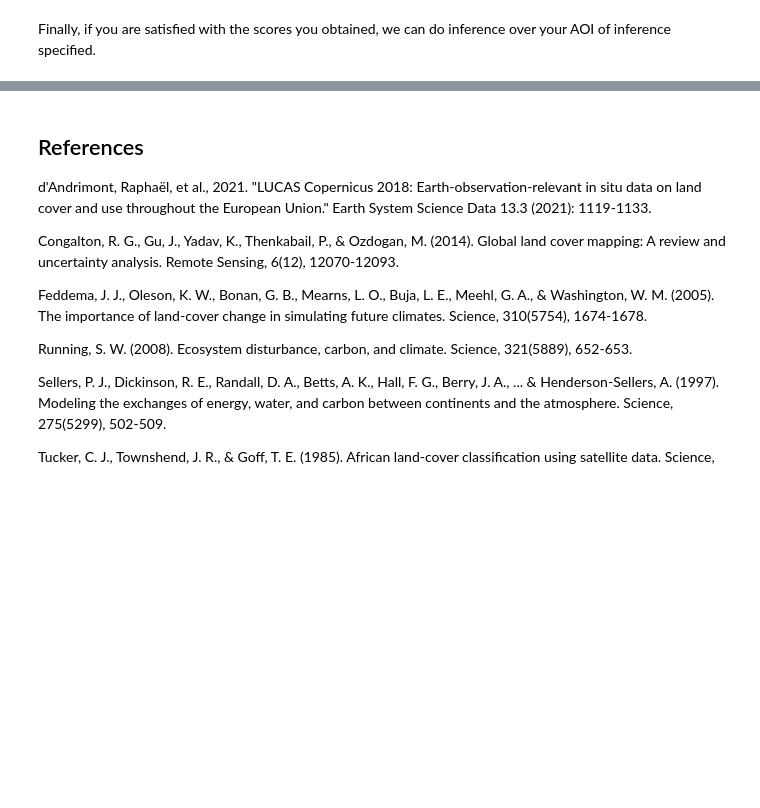
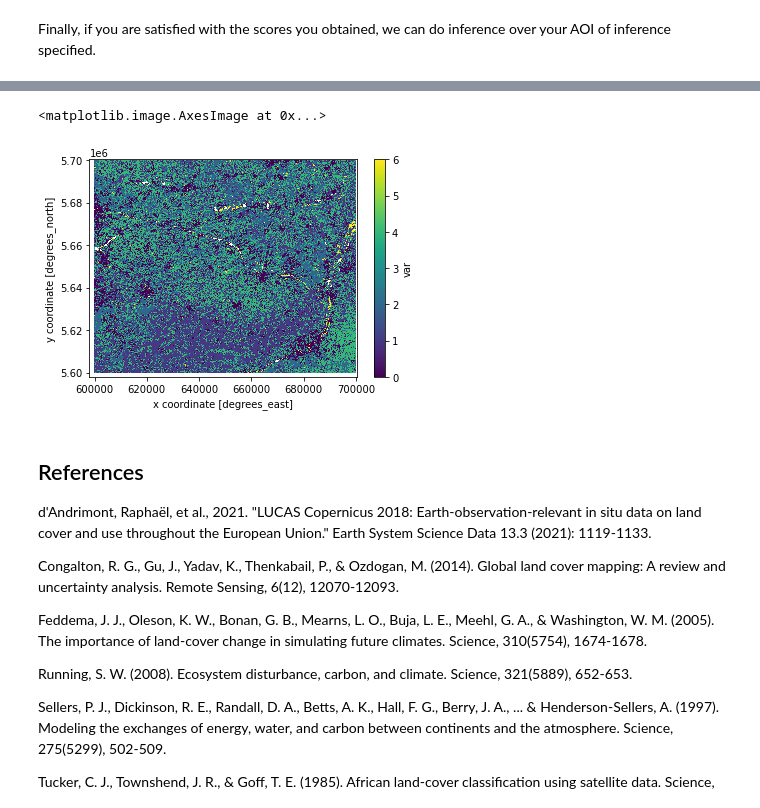
Before and after one commit to openEOPlatform/SRR3_notebooks, a Jupyter notebook: notebooks/Demo UC9.ipynb, the cells around one changed output, grey strips where cells are left out. Drawn from its saved outputs; the diff is of its cells as text; code cells hidden in the pictures; blank space fills up the shorter version.

```diff
--- a/notebooks/Demo UC9.ipynb
+++ b/notebooks/Demo UC9.ipynb
@@ -162,23 +147,18 @@ You can store this model directly into jobids in the following way:
 # %% [markdown]
 After training the respective models, we can do inference. In general you would like to first do inference on a test set, so that you can calculate a number of accuracy metrics, such as the overall accuracy, the F-score, and/or creating a confusion matrix.
 # %%
-base_path = "validation_prediction_belgium"
-fname_geojson = 'y_test.geojson'
-fname_tiff='y_test'
+base_path = Path.cwd() / "results" / "testarea"
+validation_path = base_path / "validation"
+validation_path.mkdir(parents=True,exist_ok=True)
 
-for index, stratum in strata_sampling.iterrows():
-    path_geojson = Path.cwd() / base_path / stratum["stratum"]
-    path_geojson.mkdir(parents=True,exist_ok=True)
-    path_tiff = Path.cwd() / base_path / stratum["stratum"] / fname_tiff
-    path_tiff.mkdir(parents=True,exist_ok=True)
-
-    y_final_test = gpd.clip(y_test, stratum["geometry"])
-    y_final_test.to_file(filename=str(path_geojson / fname_geojson),driver="GeoJSON")
-    cube = features.filter_spatial(json.loads(buf(y_final_test["geometry"]).to_json()))
-    predicted = cube.predict_random_forest(model=jobids[stratum["stratum"]]["fit_id"], dimension="bands").linear_scale_range(0,255,0,255)
-    test_job = predicted.execute_batch(
-        title="Validation for strata in Belgium",
-        out_format="GTiff"
-    )
-    jobids[stratum["stratum"]]["validate_id"] = test_job.job_id
-    test_job.get_results().download_files(str(path_tiff))
+y_test.to_file(filename=str(validation_path / 'y_test.geojson'),driver="GeoJSON")
+cube = features.filter_spatial(json.loads(buf(y_test["geometry"]).to_json()))
+predicted = cube.predict_random_forest(
+    model=training_job,
+    dimension="bands"
+).linear_scale_range(0,255,0,255)
+test_job = predicted.execute_batch(
+    title="Validation for prediction in testarea Belgium",
+    out_format="netCDF"
+)
+test_job.get_results().download_files(str(validation_path))
@@ -206,3 +207,10 @@ for index, stratum in strata_inference.iterrows():
+# %%
+ds = xr.open_dataset(str(base_path / "prediction" / "openEO.nc"))
+ds_transform_na = ds["var"].astype(int).where(ds_int < 20)
+ds_transform_na.plot.imshow()
+# %% [output]
+<matplotlib.image.AxesImage at 0x...>
+[figure, added]
 # %% [markdown]
 ## References
 d'Andrimont, Raphaël, et al., 2021. "LUCAS Copernicus 2018: Earth-observation-relevant in situ data on land cover and use throughout the European Union." Earth System Science Data 13.3 (2021): 1119-1133.
```
Also changed, not shown: parts of 18 cells of this notebook, 2 other files.
